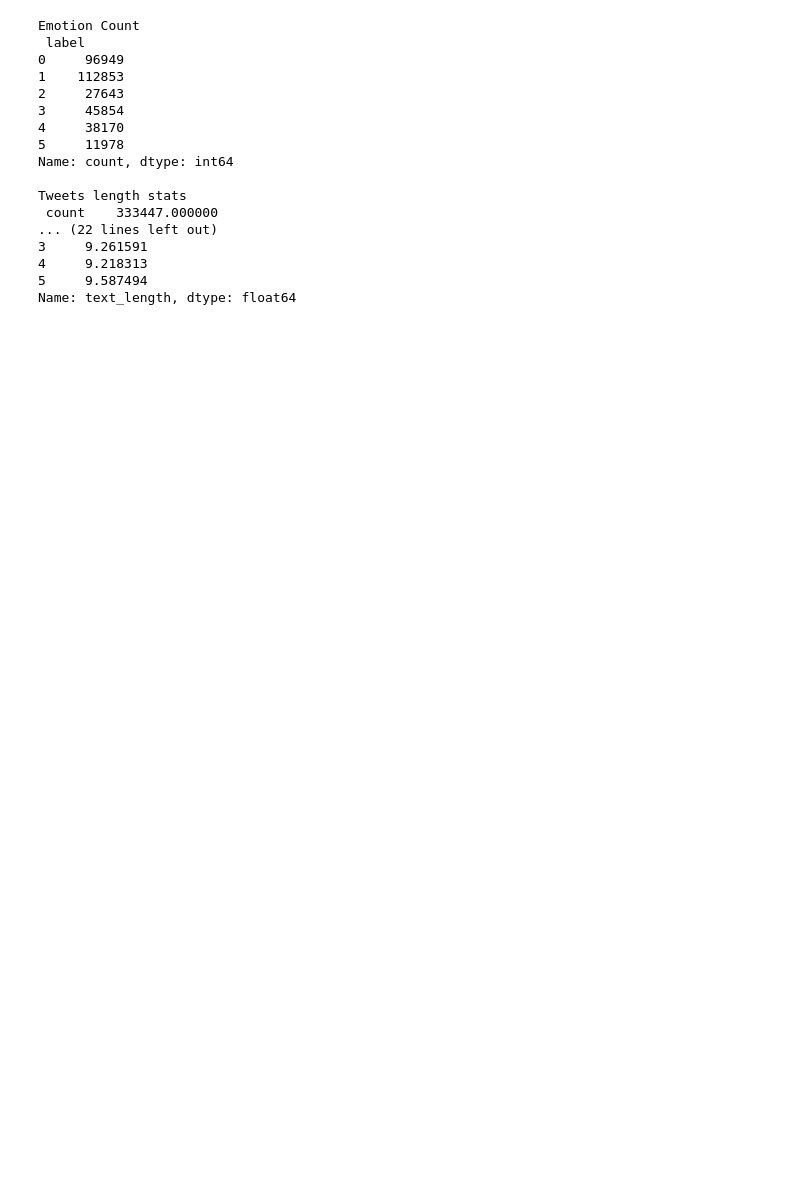
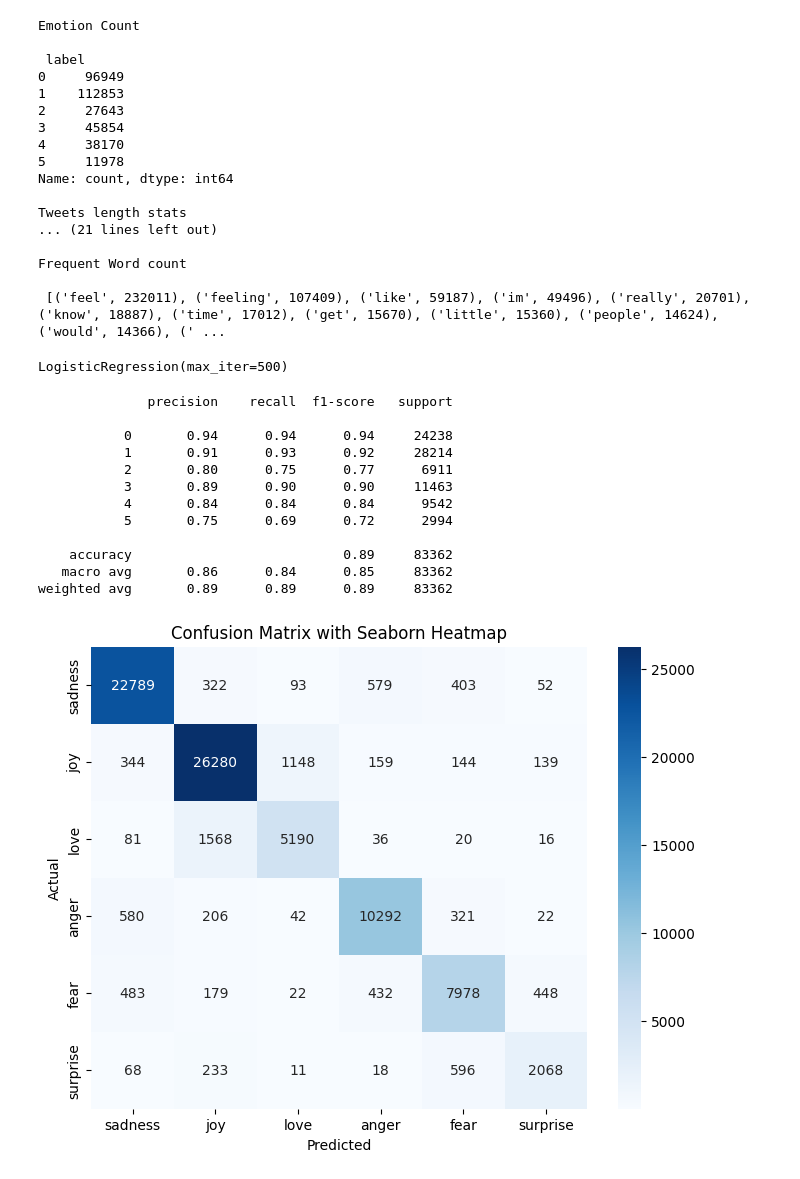
Before and after one commit to davidrapu/Text-Classification-Model, a Jupyter notebook: assignment.ipynb, the cells around one changed output. Cells and saved outputs as stored; diff of their text form; code cells hidden in the pictures; blank space fills up the shorter version.

Commit message:
Model trained and tested. full program complete

```diff
--- a/assignment.ipynb
+++ b/assignment.ipynb
@@ -35,5 +41,5 @@ df = pd.read_csv(path / "text.csv", index_col=0)
 train_df, test_df = train_test_split(df, test_size=0.2, random_state=42, stratify=df["label"])
 
 # Pre-processing ( stop words and lowercase )
-train_df["text"] = train_df["text"].apply(preprocess_text)
-test_df["text"] = test_df["text"].apply(preprocess_text)
+train_df["text_clean"] = train_df["text"].apply(preprocess_text)
+test_df["text_clean"] = test_df["text"].apply(preprocess_text)
@@ -49,18 +48,26 @@ test_df["text"] = test_df["text"].apply(preprocess_text)
 
 # Label Distribution - How many data points belongs to each emotion
 emotion_counts = train_df["label"].value_counts().sort_index()
-print("Emotion Count\n",emotion_counts)
+print("Emotion Count\n\n",emotion_counts)
+
+train_df["text_length"] = train_df["text_clean"].str.split().str.len()
 
 # short or long tweets
-print("\nTweets length stats\n", train_df["text_length"].describe())
+print("\nTweets length stats\n\n", train_df["text_length"].describe())
 
 
-# Length of text
-train_df["text_length"] = train_df["text"].str.split().str.len()
+# Average Length of text per emotion
 emotion_text_length_avg = train_df["text_length"].groupby(train_df["label"]).mean()
-print("\nLength of Text\n", emotion_text_length_avg)
+print("\nAverage Length of Text per Emotion\n\n", emotion_text_length_avg)
+
+# Most frequent words
+all_words = " ".join(train_df["text_clean"]).split()
+word_counts = Counter(all_words)
+
+print("\nFrequent Word count\n\n", word_counts.most_common(20))
 # %% [output]
 Emotion Count
+
  label
 0     96949
 1    112853
@@ -71,13 +78,56 @@ Emotion Count
 Name: count, dtype: int64
 
 Tweets length stats
- count    333447.000000
-... (22 lines left out)
-3     9.261591
-4     9.218313
-5     9.587494
-Name: text_length, dtype: float64
+... (21 lines left out)
+
+Frequent Word count
+
+ [('feel', 232011), ('feeling', 107409), ('like', 59187), ('im', 49496), ('really', 20701), ('know', 18887), ('time', 17012), ('get', 15670), ('little', 15360), ('people', 14624), ('would', 14366), (' ...
 # %%
-# Choose model and train
+# Choosing and training model
+
+# Model
+model = LogisticRegression(max_iter=500)
+
+# Get TF-IDF of the dataset
+tf_idf_vectorizer = TfidfVectorizer()
+x_train = tf_idf_vectorizer.fit_transform(train_df["text_clean"])
+y_train = train_df["label"]
+
+# Train
+model.fit(x_train, y_train)
+# %% [output]
+LogisticRegression(max_iter=500)
 # %%
 # Evaluate
+classes = ('sadness', 'joy', 'love', 'anger', 'fear', 'surprise')
+# Transforming test dataset
+x_test = tf_idf_vectorizer.transform(test_df["text_clean"])
+y_test = test_df["label"]
+# Test
+predictions = model.predict(x_test)
+
+report = classification_report(y_test, predictions)
+print(report)
+
+cm = confusion_matrix(y_test, predictions)
+plt.figure(figsize=(8, 6))
+sns.heatmap(cm, annot=True, fmt='d', cmap='Blues', xticklabels=classes, yticklabels=classes) # Use 'd' for integer annotations
+plt.xlabel('Predicted')
+plt.ylabel('Actual')
+plt.title('Confusion Matrix with Seaborn Heatmap')
+plt.show()
+# %% [output]
+              precision    recall  f1-score   support
+
+           0       0.94      0.94      0.94     24238
+           1       0.91      0.93      0.92     28214
+           2       0.80      0.75      0.77      6911
+           3       0.89      0.90      0.90     11463
+           4       0.84      0.84      0.84      9542
+           5       0.75      0.69      0.72      2994
+
+    accuracy                           0.89     83362
+   macro avg       0.86      0.84      0.85     83362
+weighted avg       0.89      0.89      0.89     83362
+[figure, added]
```
Also changed, not shown: parts of 2 cells of this notebook.
